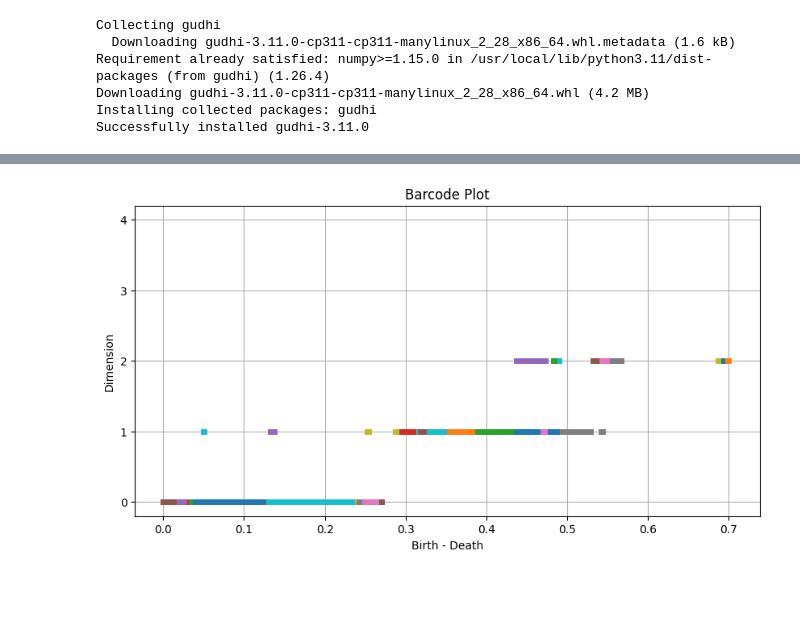
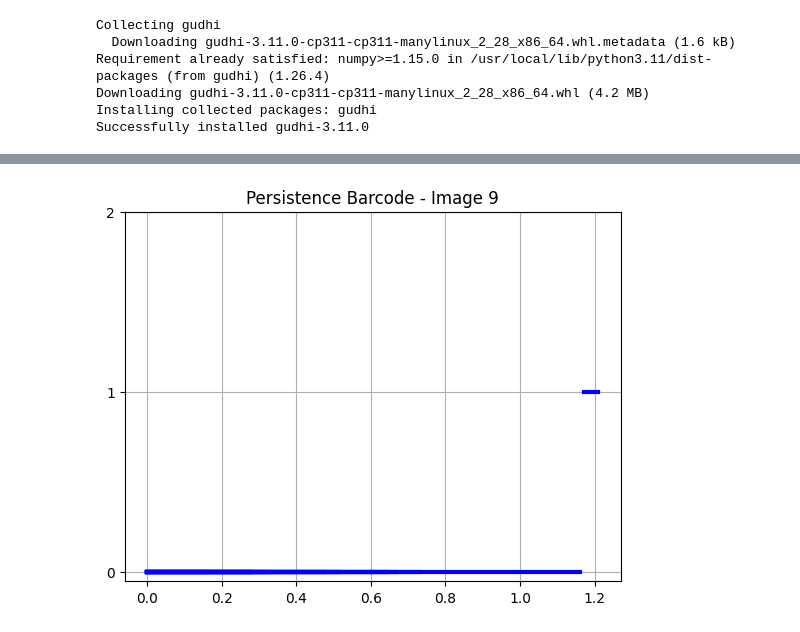
Before and after one commit to pquynhvu/TDA, a Jupyter notebook: mnist_pytorch.ipynb, the cells around one changed output, grey strips where cells are left out. Saved outputs shown, nothing was run; the diff lists cells and outputs as text; code cells hidden in the pictures; blank space fills up the shorter version.

```diff
--- a/mnist_pytorch.ipynb
+++ b/mnist_pytorch.ipynb
@@ -287,7 +287,8 @@ Downloading gudhi-3.11.0-cp311-cp311-manylinux_2_28_x86_64.whl (4.2 MB)
 Installing collected packages: gudhi
 Successfully installed gudhi-3.11.0
 # %%
-tda_img = convo2_maxpool[:100]
+tda_img = convo2_maxpool
+y_test_tda = y_test
 tda_img = np.max(tda_img, axis=3)
 sample_size = tda_img.shape[0]
 
@@ -329,22 +306,12 @@ gd.plot_persistence_diagram(barcode_data)
-# %%
-barcode_data_sampled = barcode_data[:5]
-plt.figure(figsize=(10, 5))
-
-# Plot each barcode (each feature is a horizontal line)
-for dim, (birth, death) in barcode_data:
-    plt.plot([birth, death], [dim, dim], lw=5)
-
-# Customize the plot
-plt.xlabel("Birth - Death")
-plt.ylabel("Dimension")
-plt.title("Barcode Plot")
-
-# Set y-ticks to represent different dimensions
-plt.yticks(sorted(set(dim for dim, _ in barcode_data)))
-# Add gridlines for better visibility
-plt.grid(True)
-
-# Show the plot
-plt.show()
-# %% [output]
-[figure, removed]
+# %%
+def persistence_diagrams(barcode, label):
+    for dim, birth, death in barcode:
+          plt.plot([birth, death], [dim, dim], color='blue', lw=3)
+    plt.title(f'Persistence Barcode - Image {label}')
+    plt.grid(True)
+    plt.yticks(range(3))
+    plt.show()
+# %%
+persistence_diagrams(barcode[99], y_test[99])
+# %% [output]
+[figure, added]
```
Also changed, not shown: parts of 3 cells of this notebook.
